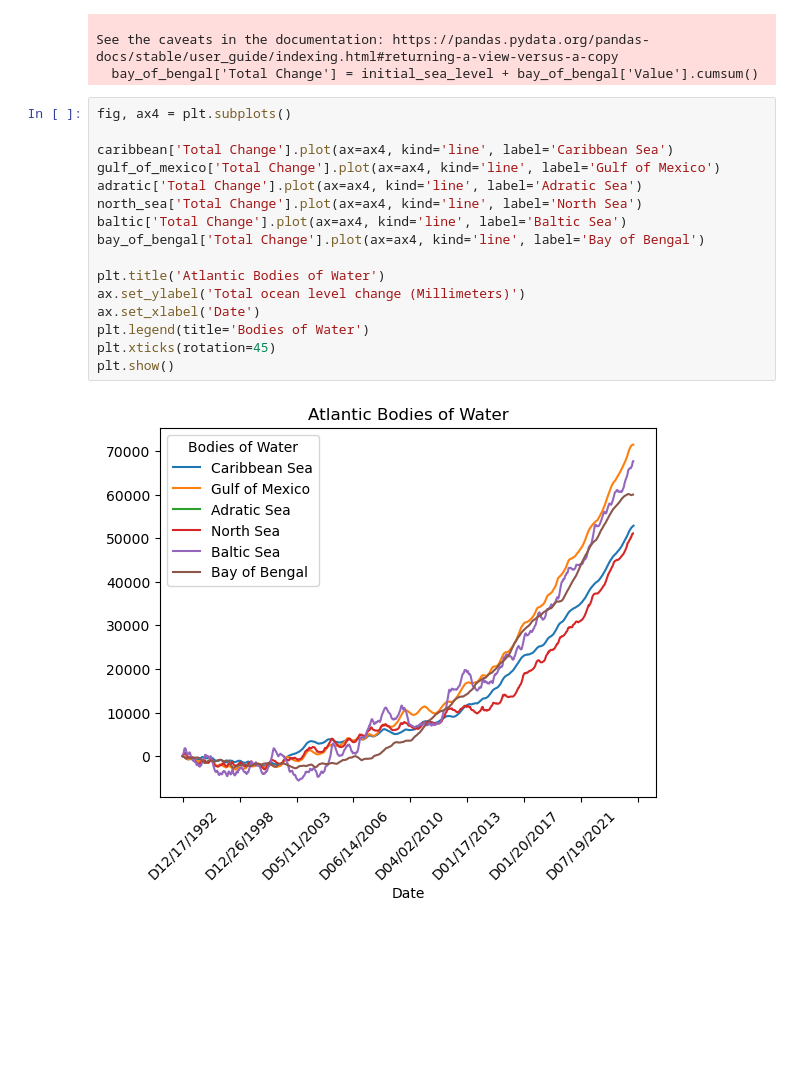
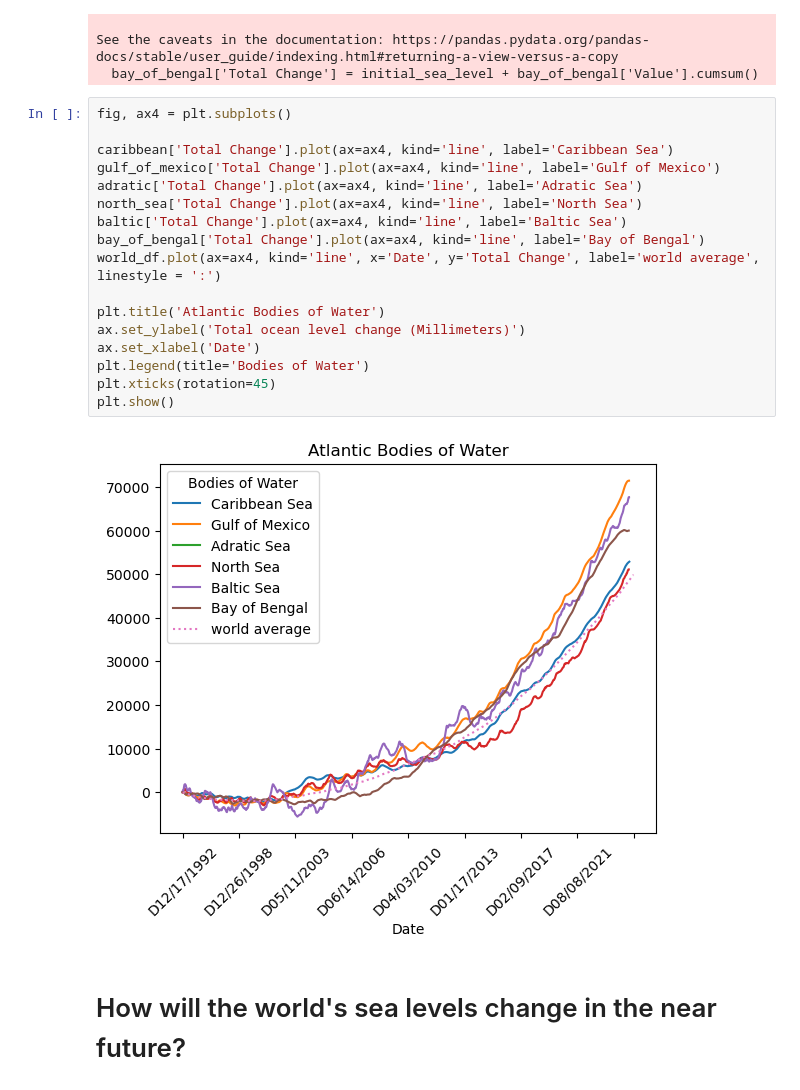
Before and after one commit to Ahshaam/Analysis_of_Sea_Levels, a Jupyter notebook: Project-1/Project_Notebook.ipynb, the cells around one changed output. Cells and saved outputs as stored; diff of their text form; blank space fills up the shorter version.

```diff
--- a/Project-1/Project_Notebook.ipynb
+++ b/Project-1/Project_Notebook.ipynb
@@ -385,18 +389,21 @@ See the caveats in the documentation: https://pandas.pydata.org/pandas-docs/stab
 # %%
 fig, ax4 = plt.subplots()
 
 caribbean['Total Change'].plot(ax=ax4, kind='line', label='Caribbean Sea')
 gulf_of_mexico['Total Change'].plot(ax=ax4, kind='line', label='Gulf of Mexico')
 adratic['Total Change'].plot(ax=ax4, kind='line', label='Adratic Sea')
 north_sea['Total Change'].plot(ax=ax4, kind='line', label='North Sea')
 baltic['Total Change'].plot(ax=ax4, kind='line', label='Baltic Sea')
 bay_of_bengal['Total Change'].plot(ax=ax4, kind='line', label='Bay of Bengal')
+world_df.plot(ax=ax4, kind='line', x='Date', y='Total Change', label='world average', linestyle = ':')
 
 plt.title('Atlantic Bodies of Water')
 ax.set_ylabel('Total ocean level change (Millimeters)')
 ax.set_xlabel('Date')
 plt.legend(title='Bodies of Water')
 plt.xticks(rotation=45)
 plt.show()
 # %% [output]
-[figure, old version]
+[figure, new version]
+# %% [markdown]
+# How will the world's sea levels change in the near future?
```
Also changed, not shown: parts of 17 cells of this notebook.
